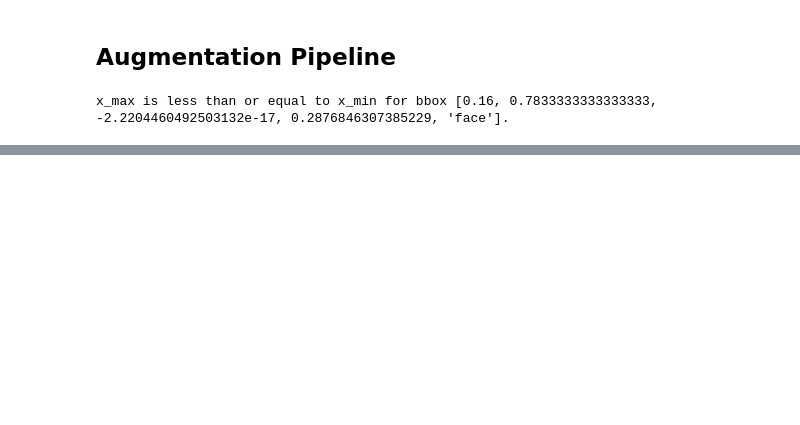
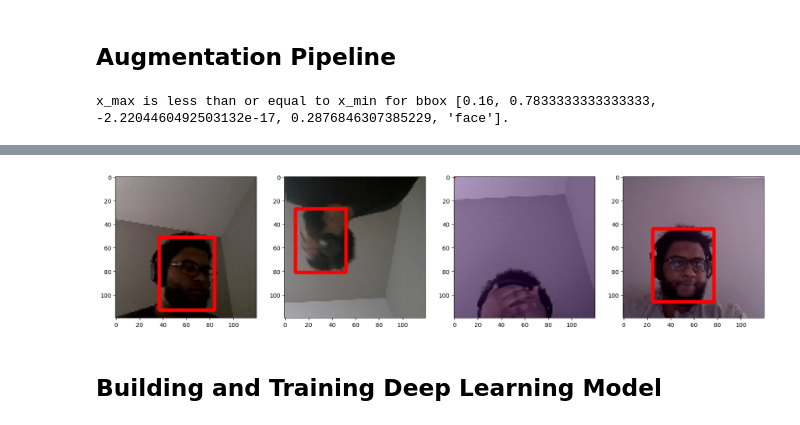
Before and after one commit to Duxst/NowYouSeeMe-NowYouDont, a Jupyter notebook: NowYouSeeMe.ipynb, the cells around one changed output, grey strips where cells are left out. Saved outputs shown, nothing was run; the diff lists cells and outputs as text; code cells hidden in the pictures; blank space fills up the shorter version.

```diff
--- a/NowYouSeeMe.ipynb
+++ b/NowYouSeeMe.ipynb
@@ -199,0 +213,21 @@ x_max is less than or equal to x_min for bbox [0.16, 0.7833333333333333, -2.2204
+# %%
+def load_labels(label_path):
+    with open(label_path.numpy(), 'r', encoding = "utf-8") as f:
+        label = json.load(f)
+
+    return [label['class']], label['bbox']
+# %%
+def create_label_dataset(pattern, load_func):
+    dataset = tf.data.Dataset.list_files(pattern, shuffle=False)
+    dataset = dataset.map(lambda x: tf.py_function(load_func, [x], [tf.uint8, tf.float16]))
+    return dataset
+
+# Define your load_labels function as needed
+# def load_labels(filename):
+#     # Your implementation to load labels from the JSON file
+#     pass
+
+# Create datasets for training, validation, and test sets
+train_labels = create_label_dataset('aug_data\\train\\labels\\*.json', load_labels)
+test_labels = create_label_dataset('aug_data\\test\\labels\\*.json', load_labels)
+val_labels = create_label_dataset('aug_data\\val\\labels\\*.json', load_labels)
@@ -199,0 +291,19 @@ x_max is less than or equal to x_min for bbox [0.16, 0.7833333333333333, -2.2204
+# %%
+data_samples = train.as_numpy_iterator()
+res = data_samples.next()
+fig, ax = plt.subplots(ncols=4, figsize=(20,20))
+for idx in range(4):
+    sample_image = res[0][idx]
+    sample_coords = res[1][1][idx]
+     # Make a writable copy of the image
+    sample_image_writable = sample_image.copy()
+
+    cv2.rectangle(sample_image_writable,
+                  tuple(np.multiply(sample_coords[:2], [120, 120]).astype(int)),
+                  tuple(np.multiply(sample_coords[2:], [120, 120]).astype(int)),
+                  (255, 0, 0), 2)
+
+    ax[idx].imshow(sample_image_writable)
+
+plt.show()
+# %% [output]
@@ -199,0 +314,3 @@ x_max is less than or equal to x_min for bbox [0.16, 0.7833333333333333, -2.2204
+[figure, added]
+# %% [markdown]
+## Building and Training Deep Learning Model
```
Also changed, not shown: parts of 22 cells of this notebook.
